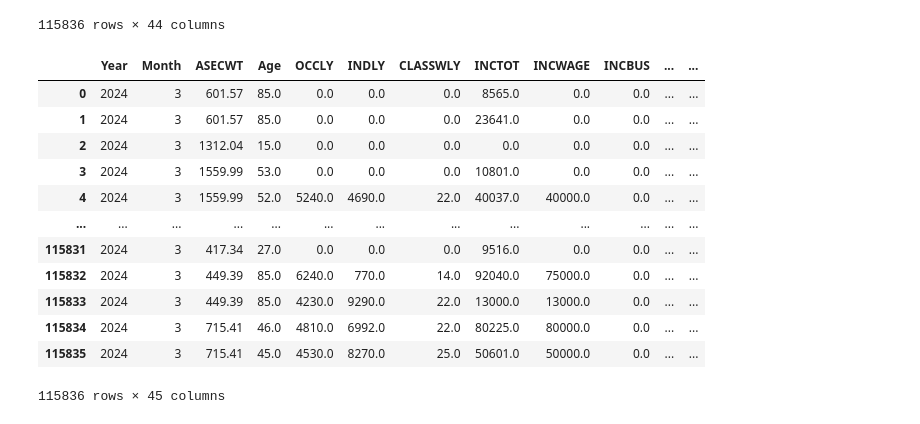
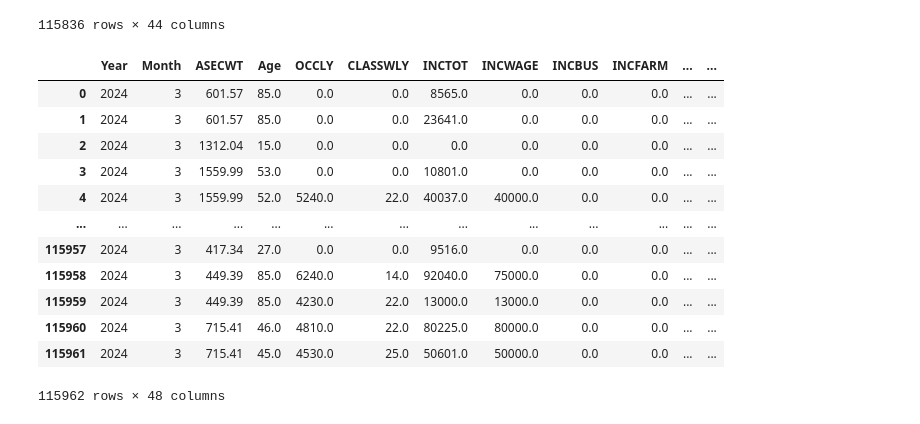
Before and after one commit to eviefowler/ACS-Data-Visualization, a Jupyter notebook: IPUMS Data Prep.ipynb, the cells around one changed output. Drawn from its saved outputs; the diff is of its cells as text; code cells hidden in the pictures.

Commit message:
add industry labels

```diff
--- a/IPUMS Data Prep.ipynb
+++ b/IPUMS Data Prep.ipynb
@@ -1,6 +1,39 @@
 # %%
 import numpy as np
 import pandas as pd
+# %%
+industryLookup = (pd.read_excel('./data/2022-Census-Industry-Code-List-with-Crosswalk.xlsx'
+                               , sheet_name = '2022 Census Ind Code List '
+                               , header = 3)
+                  .drop(columns = ['Unnamed: 2', '2022 NAICS Code'])
+                  .rename(columns = {'Unnamed: 0':'Industry Group'
+                                     , 'Industry 2022 Description': 'Industry Description'
+                                     , '2022 Census Industry Code': 'Industry Code'
+                                    })
+                  .iloc[3:]
+                  .dropna(how = 'all')
+                  .reset_index(drop = True)
+                  .ffill()
+                 )
+
+longGroups = ['Professional, Scientific, and Management, and Administrative, ', 'and Waste Management Services']
+industryLookup.loc[industryLookup['Industry Group'].isin(longGroups), 'Industry Group'] = ''.join(longGroups)
+
+industryLookup['Industry Group'] = industryLookup['Industry Group'].str.strip()
+industryLookup['Industry Description'] = industryLookup['Industry Description'].str.strip()
+
+pairs = [['Agriculture, Forestry, Fishing and Hunting, and Mining', 'Agriculture and Mining']
+         , ['Transportation and Warehousing, and Utilities', 'Transport and Utilities']
+         , ['Finance and Insurance, and Real Estate, and Rental and Leasing', 'Finance and Real Estate']
+         , ['Professional, Scientific, and Management, and Administrative, and Waste Management Services', 'Professional Services']
+         , ['Educational Services, and Health Care and Social Assistance', 'Education and Health Care']
+         , ['Arts, Entertainment, and Recreation, and Accommodation and Food Services', 'Arts and Hospitality']
+         , ['Other Services, Except Public Administration', 'Other Services']
+        ]
+for pair in pairs:
+    industryLookup.loc[industryLookup['Industry Group'] == pair[0], 'Industry Area'] = pair[1]
+
+industryLookup.loc[pd.isna(industryLookup['Industry Area']), 'Industry Area'] = industryLookup.loc[pd.isna(industryLookup['Industry Area']), 'Industry Group']
 # %%
 stateMap = {1: 'Alabama', 2: 'Alaska', 4: 'Arizona', 5: 'Arkansas', 6: 'California', 8: 'Colorado', 9: 'Connecticut'
             , 10: 'Delaware', 11: 'District of Columbia', 12: 'Florida', 13: 'Georgia', 15: 'Hawaii', 16: 'Idaho'
@@ -84,6 +117,9 @@ cps02
 | 115835 | 2024.0 | 89473.0 | 3.0 | NaN | 0.000000e+00 | 1.0 | 715.41 | 15.0 | 2.0 | NaN | ... | ... |
 115836 rows × 44 columns
 # %%
+# add industry codes
+cps02 = pd.merge(cps02, industryLookup, how = 'left', left_on = 'INDLY', right_on = 'Industry Code').drop(columns = ['INDLY'])
+
 # add state, region label
 cps02['State'] = cps02['STATEFIP'].apply(lambda x: stateMap[int(x)])
 cps02['Region'] = cps02['State'].apply(lambda x: rMap2[x])
@@ -110,46 +146,46 @@ cps02.loc[cps02['AGE'].le(18), 'Age Group'] = 'Under 18'
 cps02.loc[cps02['AGE'].between(18, 64), 'Age Group'] = '18-64'
 cps02.loc[cps02['AGE'].ge(65), 'Age Group'] = '65+'
 
 # create detailed age group
 cps02.loc[cps02['AGE'].lt(18), 'Detailed Age Group'] = 'Under 18'
 cps02.loc[cps02['AGE'].between(18, 24), 'Detailed Age Group'] = '18-24'
 cps02.loc[cps02['AGE'].between(25, 34), 'Detailed Age Group'] = '25-34'
 cps02.loc[cps02['AGE'].between(35, 44), 'Detailed Age Group'] = '35-44'
 cps02.loc[cps02['AGE'].between(45, 54), 'Detailed Age Group'] = '45-54'
 cps02.loc[cps02['AGE'].between(55, 64), 'Detailed Age Group'] = '55-64'
 cps02.loc[cps02['AGE'].ge(65), 'Detailed Age Group'] = '65+'
 
 # pretty incomes
 cps02['Total Income'] = cps02['INCTOT']
 cps02['Wage Income'] = cps02['INCWAGE']
 cps02['Nonwage Income'] = cps02['INCTOT'] - cps02['INCWAGE']
 
 # create a secondary weight
 cps02['Reweight'] = (cps02['ASECWT'] / cps02['ASECWT'].min()).astype(int)
 
 # rename and drop cols
 cps03 = (cps02
          .rename(columns = {'YEAR': 'Year', 'MONTH': 'Month', 'AGE': 'Age'})
          .drop(columns = ['SERIAL', 'HWTFINL', 'CPSID', 'ASECFLAG', 'STATEFIP', 'PERNUM', 'CPSIDV', 'CPSIDP', 'WTFINL', 'SEX'
                           , 'FULLPART', 'MARST', 'ASECWTH'
                          ])
         )
 
 cps03
 # %% [output]
-|  | Year | Month | ASECWT | Age | OCCLY | INDLY | CLASSWLY | INCTOT | INCWAGE | INCBUS | ... | ... |
-| 0 | 2024 | 3 | 601.57 | 85.0 | 0.0 | 0.0 | 0.0 | 8565.0 | 0.0 | 0.0 | ... | ... |
-| 1 | 2024 | 3 | 601.57 | 85.0 | 0.0 | 0.0 | 0.0 | 23641.0 | 0.0 | 0.0 | ... | ... |
+|  | Year | Month | ASECWT | Age | OCCLY | CLASSWLY | INCTOT | INCWAGE | INCBUS | INCFARM | ... | ... |
+| 0 | 2024 | 3 | 601.57 | 85.0 | 0.0 | 0.0 | 8565.0 | 0.0 | 0.0 | 0.0 | ... | ... |
+| 1 | 2024 | 3 | 601.57 | 85.0 | 0.0 | 0.0 | 23641.0 | 0.0 | 0.0 | 0.0 | ... | ... |
 | 2 | 2024 | 3 | 1312.04 | 15.0 | 0.0 | 0.0 | 0.0 | 0.0 | 0.0 | 0.0 | ... | ... |
-| 3 | 2024 | 3 | 1559.99 | 53.0 | 0.0 | 0.0 | 0.0 | 10801.0 | 0.0 | 0.0 | ... | ... |
-| 4 | 2024 | 3 | 1559.99 | 52.0 | 5240.0 | 4690.0 | 22.0 | 40037.0 | 40000.0 | 0.0 | ... | ... |
+| 3 | 2024 | 3 | 1559.99 | 53.0 | 0.0 | 0.0 | 10801.0 | 0.0 | 0.0 | 0.0 | ... | ... |
+| 4 | 2024 | 3 | 1559.99 | 52.0 | 5240.0 | 22.0 | 40037.0 | 40000.0 | 0.0 | 0.0 | ... | ... |
 | ... | ... | ... | ... | ... | ... | ... | ... | ... | ... | ... | ... | ... |
-| 115831 | 2024 | 3 | 417.34 | 27.0 | 0.0 | 0.0 | 0.0 | 9516.0 | 0.0 | 0.0 | ... | ... |
-| 115832 | 2024 | 3 | 449.39 | 85.0 | 6240.0 | 770.0 | 14.0 | 92040.0 | 75000.0 | 0.0 | ... | ... |
-| 115833 | 2024 | 3 | 449.39 | 85.0 | 4230.0 | 9290.0 | 22.0 | 13000.0 | 13000.0 | 0.0 | ... | ... |
-| 115834 | 2024 | 3 | 715.41 | 46.0 | 4810.0 | 6992.0 | 22.0 | 80225.0 | 80000.0 | 0.0 | ... | ... |
-| 115835 | 2024 | 3 | 715.41 | 45.0 | 4530.0 | 8270.0 | 25.0 | 50601.0 | 50000.0 | 0.0 | ... | ... |
+| 115957 | 2024 | 3 | 417.34 | 27.0 | 0.0 | 0.0 | 9516.0 | 0.0 | 0.0 | 0.0 | ... | ... |
+| 115958 | 2024 | 3 | 449.39 | 85.0 | 6240.0 | 14.0 | 92040.0 | 75000.0 | 0.0 | 0.0 | ... | ... |
+| 115959 | 2024 | 3 | 449.39 | 85.0 | 4230.0 | 22.0 | 13000.0 | 13000.0 | 0.0 | 0.0 | ... | ... |
+| 115960 | 2024 | 3 | 715.41 | 46.0 | 4810.0 | 22.0 | 80225.0 | 80000.0 | 0.0 | 0.0 | ... | ... |
+| 115961 | 2024 | 3 | 715.41 | 45.0 | 4530.0 | 25.0 | 50601.0 | 50000.0 | 0.0 | 0.0 | ... | ... |
-115836 rows × 45 columns
+115962 rows × 48 columns
 # %%
 # duplicate by weight (so that unweighted averages, histograms, and percentiles are feasible)
 cps03_2024 = cps03
```
Also changed, not shown: parts of 2 cells of this notebook.
